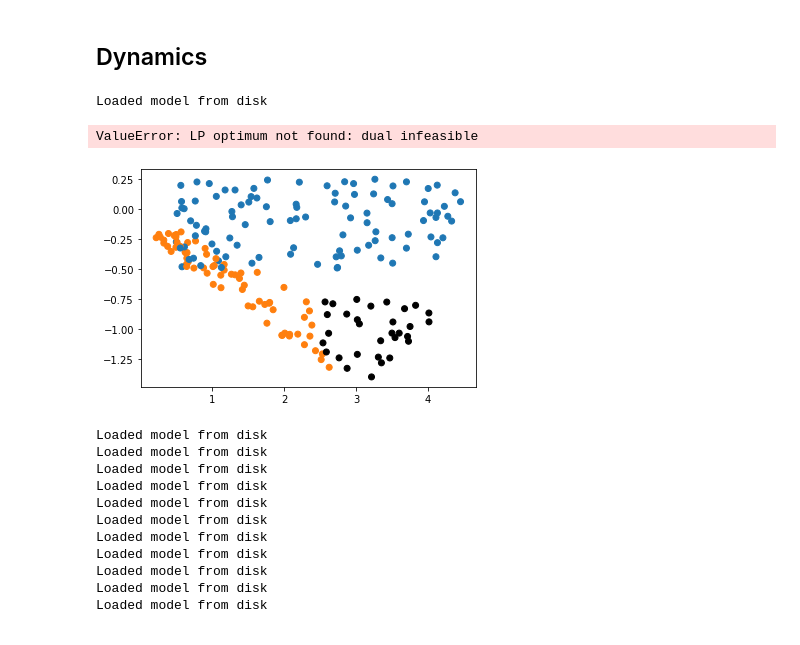
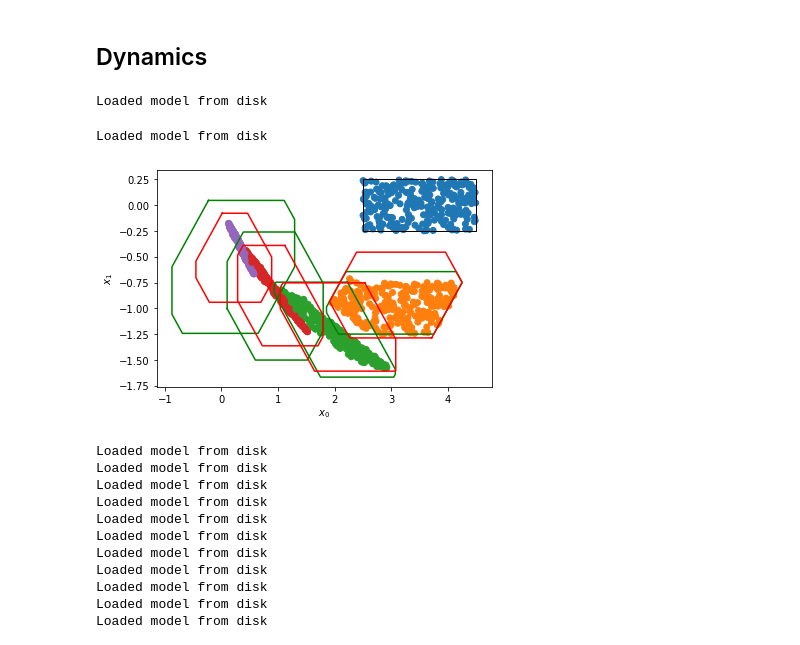
Before and after one commit to neu-autonomy/nfl_veripy, a Jupyter notebook: reach_lp/reach_sdp.ipynb, the cells around one changed output. Saved outputs shown, nothing was run; the diff lists cells and outputs as text; code cells hidden in the pictures.

Commit message:
new way of computing reachable set of NN in ipynb. other changes i cant remember now

```diff
--- a/reach_lp/reach_sdp.ipynb
+++ b/reach_lp/reach_sdp.ipynb
@@ -39,11 +46,21 @@ Pinf = solve_discrete_are(At, bt, Q, R)
 
 # u_min = -5; u_max = 5
 u_min = -1; u_max = 1
+# %%
+from reach_lp.nn import load_model
+model = load_model()
+def get_polytope_A(num):
+    theta = np.linspace(0,2*np.pi,num=num)
+    A_out = np.dstack([np.cos(theta), np.sin(theta)])[0][:-1]
+    return A_out
+def get_next_state(xt, ut, At, bt, ct):
+    return np.dot(At, xt.T) + np.dot(bt,ut.T)
+# %% [output]
+Loaded model from disk
 # %%
-from importlib import reload
 import reach_lp
-reload(reach_lp.reach_lp)
-from reach_lp.reach_lp import reachLP_1, reachLP_n, init_state_range_to_polytope
+reload(reach_lp.lp)
+from reach_lp.lp import reachLP_1, reachLP_n, init_state_range_to_polytope
 reload(reach_lp.nn)
 reload(reach_lp.nn_bounds)
 reload(reach_lp.sim)
@@ -52,63 +69,57 @@ from reach_lp.sim import run_simulation
 reload(reach_lp.reach_sdp)
 from reach_lp.reach_sdp import reachSDP_n
 
-model = load_model()
-
 init_state_range = np.array([
-                      [0.5, 4.5],
-                      [-0.5, 0.25]
+                      [2.5, 4.5],
+                      [-0.25, 0.25]
     ])
 A_inputs, b_inputs = init_state_range_to_polytope(init_state_range)
 
 all_A_out = []
 all_all_bs = []
-# A_out_LP = np.vstack([A_inputs[:4,:], np.array([[-1,-1],[1,-1], [-1,1], [1,1]])])
-# all_A_out.append(A_out_LP)
 
-def get_polytope_A(num):
-    theta = np.linspace(0,2*np.pi,num=num)
-    A_out = np.dstack([np.cos(theta), np.sin(theta)])[0][:-1]
-    return A_out
 
-all_A_out.append(get_polytope_A(7))
+
+all_A_out.append(get_polytope_A(9))
 # all_A_out.append(get_polytope_A(9))
 # all_A_out.append(get_polytope_A(5))
 
-t_max = 1
+t_max = 4
 for A_out in all_A_out:
     all_bs = reachLP_n(t_max, model, A_inputs, b_inputs, At, bt, ct, A_out, u_limits=[u_min, u_max])
     all_all_bs.append(all_bs)
 
-all_A_out.append(all_A_out[0])
-all_bs = reachLP_n(t_max, model, A_inputs, b_inputs, At, bt, ct, A_out)
-all_all_bs.append(all_bs)
+# all_A_out.append(all_A_out[0])
+# all_bs = reachLP_n(t_max, model, A_inputs, b_inputs, At, bt, ct, A_out)
+# all_all_bs.append(all_bs)
 
 # SDP (pre-solved)
-sdp_output_polytope_A = get_polytope_A(5)
-# all_bs = reachSDP_n(t_max, model, A_inputs, b_inputs, At, bt, ct, sdp_output_polytope_A, u_min=u_min, u_max=u_max)
+sdp_output_polytope_A = get_polytope_A(9)
+all_bs = reachSDP_n(t_max, model, A_inputs, b_inputs, At, bt, ct, sdp_output_polytope_A, u_min=u_min, u_max=u_max)
+# sdp_all_bs_small = all_bs.copy()
+sdp_all_bs_large = all_bs.copy()
 # sdp_all_bs_small_unbounded = all_bs.copy()
 # sdp_all_bs_large_unbounded = all_bs.copy()
 
-# sdp_all_bs = sdp_all_bs_large
+sdp_all_bs = sdp_all_bs_large
 # sdp_all_bs = sdp_all_bs_small
 # sdp_all_bs = sdp_all_bs_small_unbounded
-sdp_all_bs = sdp_all_bs_large_unbounded
+# sdp_all_bs = sdp_all_bs_large_unbounded
 
-# all_A_out.append(sdp_output_polytope_A)
-# all_all_bs.append(sdp_all_bs)
+all_A_out.append(sdp_output_polytope_A)
+all_all_bs.append(sdp_all_bs)
 
 run_simulation(At, bt, ct, dt,
            t_max, init_state_range, goal_state_range,
            u_min, u_max, num_states,
            collect_data=False,
-           show_bounds=True, all_bs=all_all_bs, A_in=all_A_out, bnd_colors=['g','b','c','r'],
+           show_bounds=True, all_bs=all_all_bs, A_in=all_A_out, bnd_colors=['g','r','c','r'],
            model=model,
            save_plot=False,
-        num_samples = 100, clip_control=True, show_dataset=False)
+        num_samples = 1000, clip_control=True, show_dataset=False)
 # %% [output]
 Loaded model from disk
-ValueError: LP optimum not found: dual infeasible
-[figure, old version]
+[figure, new version]
 # %%
 import matplotlib.pyplot as plt
 reload(reach_lp.nn)
```
Also changed, not shown: parts of 9 cells of this notebook, 4 other files.
